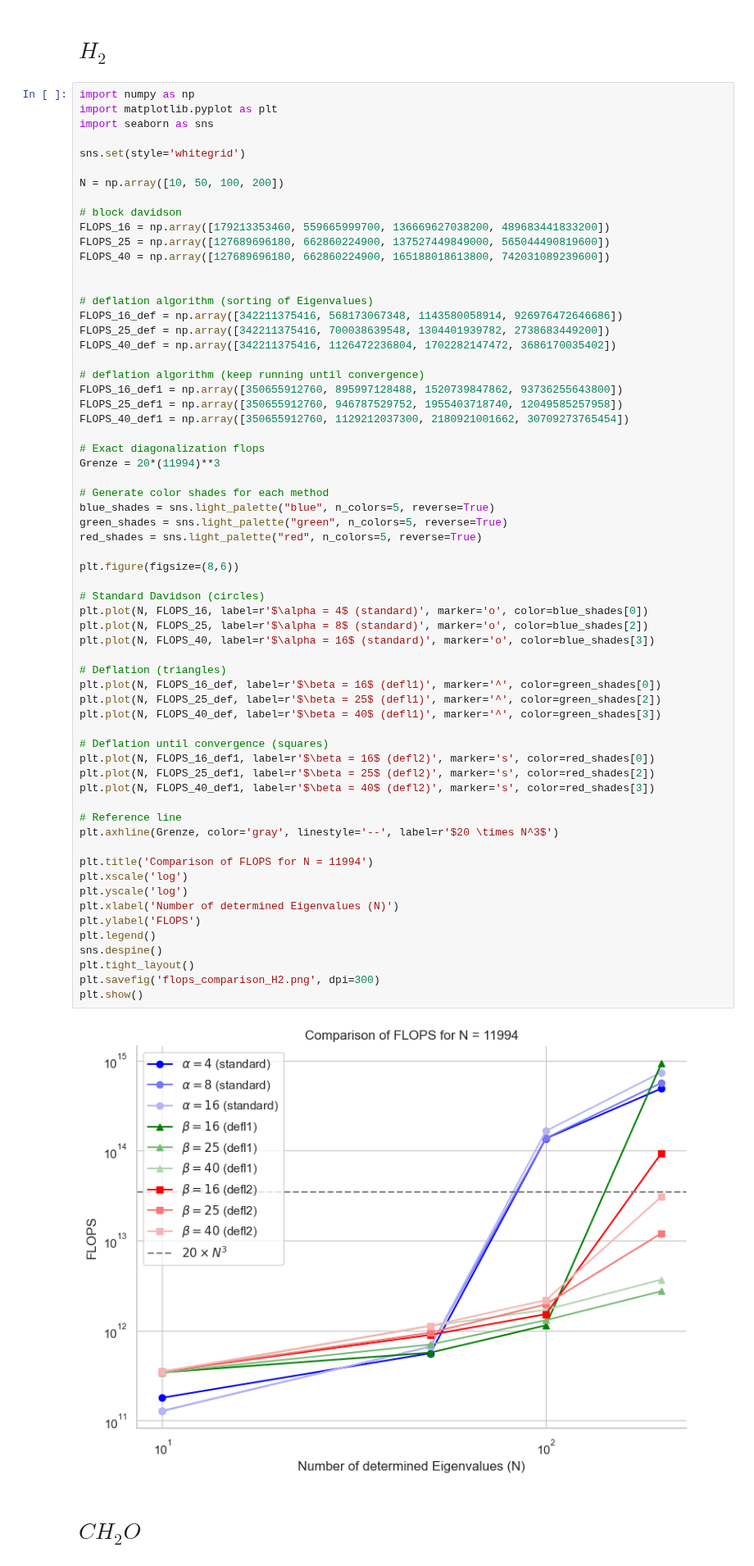
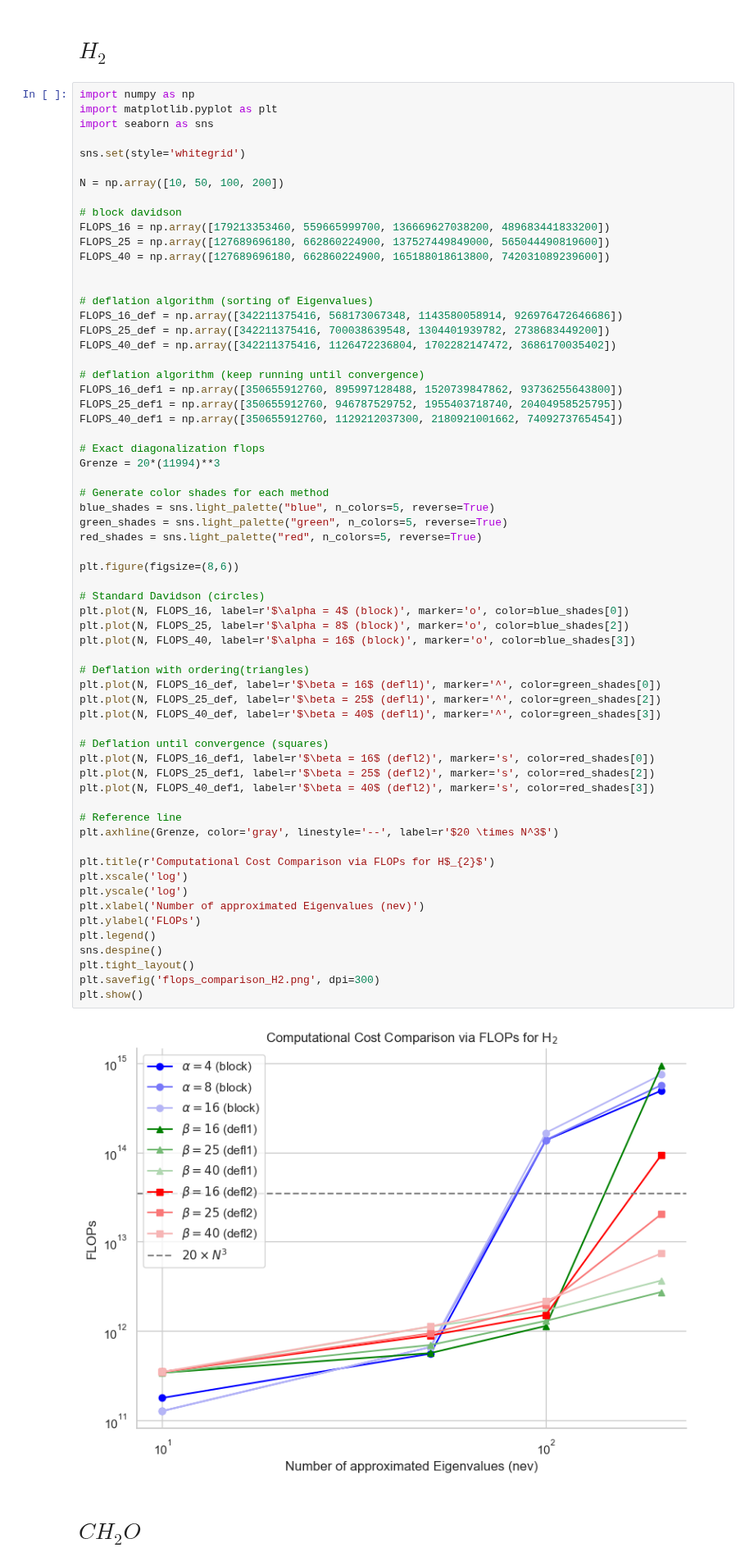
Before and after one commit to framere/Final_codes_MA, a Jupyter notebook: FINAL_CODE/plot_results.ipynb, the cells around one changed output. Shown at 82% size. Drawn from its saved outputs; the diff is of its cells as text.

```diff
--- a/FINAL_CODE/plot_results.ipynb
+++ b/FINAL_CODE/plot_results.ipynb
@@ -28,49 +28,49 @@ FLOPS_40_def = np.array([342211375416, 1126472236804, 1702282147472, 36861700354
 
 # deflation algorithm (keep running until convergence)
 FLOPS_16_def1 = np.array([350655912760, 895997128488, 1520739847862, 93736255643800])
-FLOPS_25_def1 = np.array([350655912760, 946787529752, 1955403718740, 12049585257958])
-FLOPS_40_def1 = np.array([350655912760, 1129212037300, 2180921001662, 30709273765454])
+FLOPS_25_def1 = np.array([350655912760, 946787529752, 1955403718740, 20404958525795])
+FLOPS_40_def1 = np.array([350655912760, 1129212037300, 2180921001662, 7409273765454])
 
 # Exact diagonalization flops
 Grenze = 20*(11994)**3
 
 # Generate color shades for each method
 blue_shades = sns.light_palette("blue", n_colors=5, reverse=True)
 green_shades = sns.light_palette("green", n_colors=5, reverse=True)
 red_shades = sns.light_palette("red", n_colors=5, reverse=True)
 
 plt.figure(figsize=(8,6))
 
 # Standard Davidson (circles)
-plt.plot(N, FLOPS_16, label=r'$\alpha = 4$ (standard)', marker='o', color=blue_shades[0])
-plt.plot(N, FLOPS_25, label=r'$\alpha = 8$ (standard)', marker='o', color=blue_shades[2])
-plt.plot(N, FLOPS_40, label=r'$\alpha = 16$ (standard)', marker='o', color=blue_shades[3])
+plt.plot(N, FLOPS_16, label=r'$\alpha = 4$ (block)', marker='o', color=blue_shades[0])
+plt.plot(N, FLOPS_25, label=r'$\alpha = 8$ (block)', marker='o', color=blue_shades[2])
+plt.plot(N, FLOPS_40, label=r'$\alpha = 16$ (block)', marker='o', color=blue_shades[3])
 
-# Deflation (triangles)
+# Deflation with ordering(triangles)
 plt.plot(N, FLOPS_16_def, label=r'$\beta = 16$ (defl1)', marker='^', color=green_shades[0])
 plt.plot(N, FLOPS_25_def, label=r'$\beta = 25$ (defl1)', marker='^', color=green_shades[2])
 plt.plot(N, FLOPS_40_def, label=r'$\beta = 40$ (defl1)', marker='^', color=green_shades[3])
 
 # Deflation until convergence (squares)
 plt.plot(N, FLOPS_16_def1, label=r'$\beta = 16$ (defl2)', marker='s', color=red_shades[0])
 plt.plot(N, FLOPS_25_def1, label=r'$\beta = 25$ (defl2)', marker='s', color=red_shades[2])
 plt.plot(N, FLOPS_40_def1, label=r'$\beta = 40$ (defl2)', marker='s', color=red_shades[3])
 
 # Reference line
 plt.axhline(Grenze, color='gray', linestyle='--', label=r'$20 \times N^3$')
 
-plt.title('Comparison of FLOPS for N = 11994')
+plt.title(r'Computational Cost Comparison via FLOPs for H$_{2}$')
 plt.xscale('log')
 plt.yscale('log')
-plt.xlabel('Number of determined Eigenvalues (N)')
-plt.ylabel('FLOPS')
+plt.xlabel('Number of approximated Eigenvalues (nev)')
+plt.ylabel('FLOPs')
 plt.legend()
 sns.despine()
 plt.tight_layout()
 plt.savefig('flops_comparison_H2.png', dpi=300)
 plt.show()
 # %% [output]
-[figure, old version]
+[figure, new version]
 # %% [markdown]
 # $CH_2O$
 # %%
```
Also changed, not shown: parts of 1 cell of this notebook, 3 other files.
